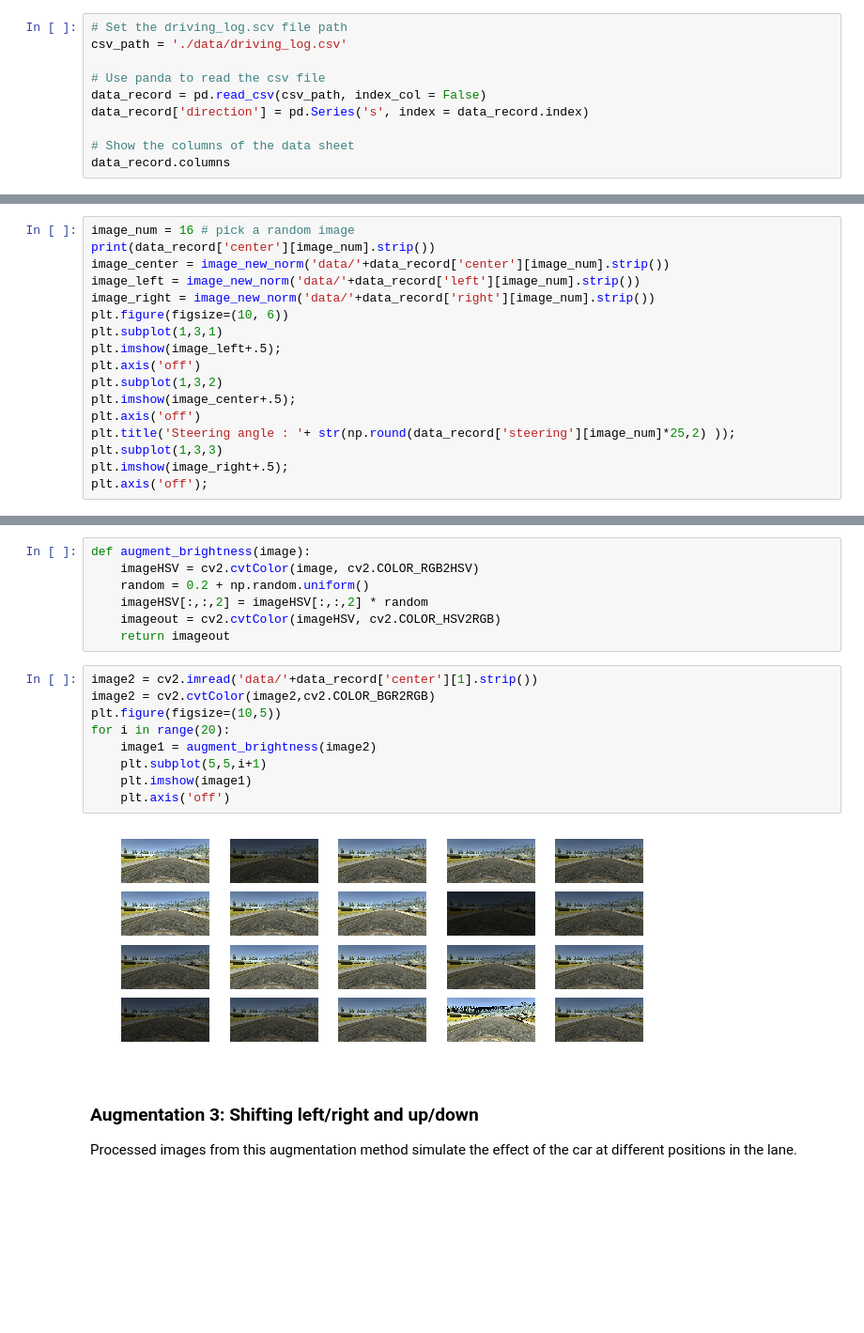
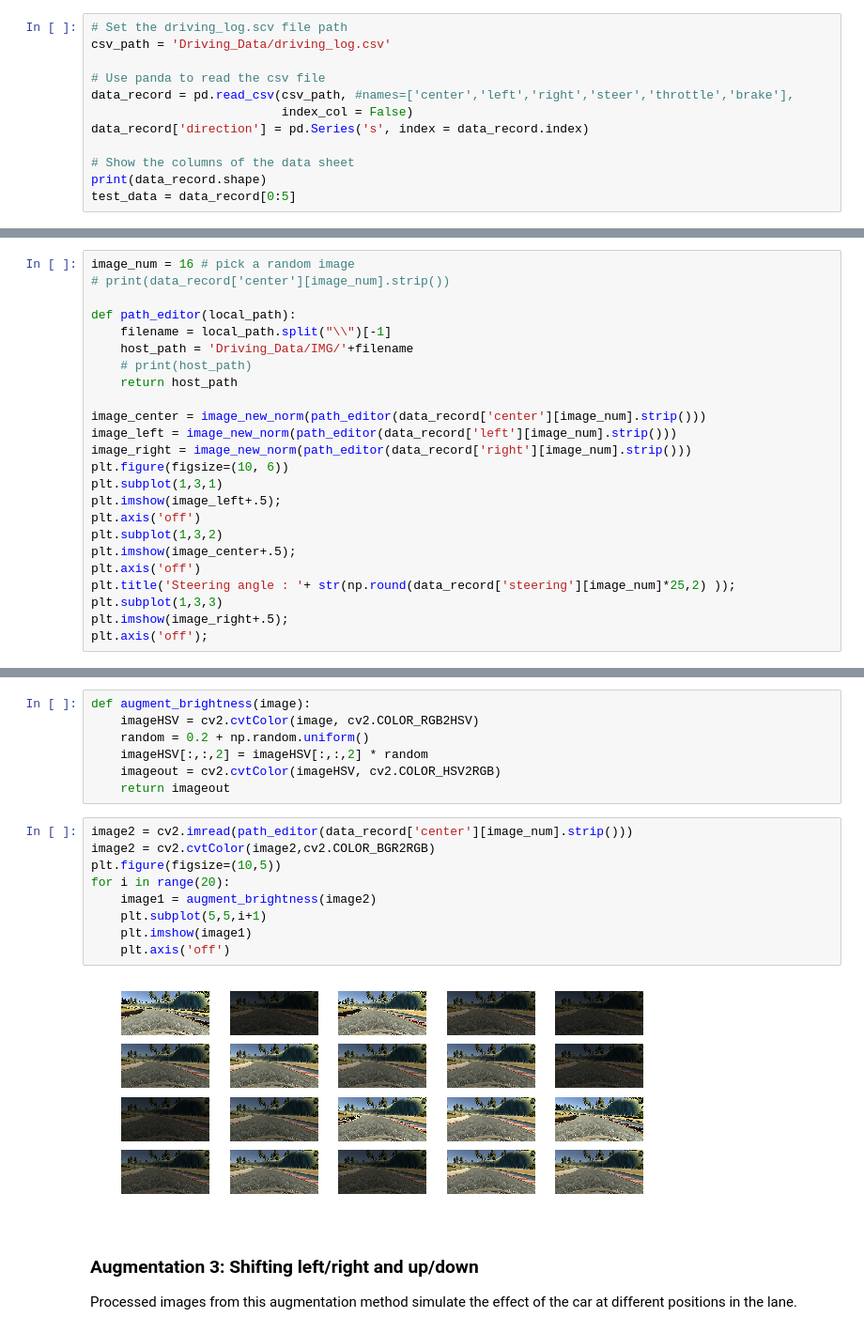
Before and after one commit to OwenHua666/CarND-Behavioral-Cloning-P3, a Jupyter notebook: BehaviorClone_model.ipynb, the cells around one changed output, grey strips where cells are left out. Shown at 94% size. Drawn from its saved outputs; the diff is of its cells as text; blank space fills up the shorter version.

```diff
--- a/BehaviorClone_model.ipynb
+++ b/BehaviorClone_model.ipynb
@@ -19,12 +21,14 @@ Pacakage imported
 ### Load Driving_log data
 # %%
 # Set the driving_log.scv file path
-csv_path = './data/driving_log.csv'
+csv_path = 'Driving_Data/driving_log.csv'
 
 # Use panda to read the csv file
-data_record = pd.read_csv(csv_path, index_col = False)
+data_record = pd.read_csv(csv_path, #names=['center','left','right','steer','throttle','brake'],
+                          index_col = False)
 data_record['direction'] = pd.Series('s', index = data_record.index)
 
 # Show the columns of the data sheet
-data_record.columns
+print(data_record.shape)
+test_data = data_record[0:5]
 # %% [output]
@@ -75,10 +78,17 @@ def image_new_norm(path):
 ### Image Augmentation 1: Including Left and Right images
 # %%
 image_num = 16 # pick a random image
-print(data_record['center'][image_num].strip())
-image_center = image_new_norm('data/'+data_record['center'][image_num].strip())
-image_left = image_new_norm('data/'+data_record['left'][image_num].strip())
-image_right = image_new_norm('data/'+data_record['right'][image_num].strip())
+# print(data_record['center'][image_num].strip())
+
+def path_editor(local_path):
+    filename = local_path.split("\\")[-1]
+    host_path = 'Driving_Data/IMG/'+filename
+    # print(host_path)
+    return host_path
+
+image_center = image_new_norm(path_editor(data_record['center'][image_num].strip()))
+image_left = image_new_norm(path_editor(data_record['left'][image_num].strip()))
+image_right = image_new_norm(path_editor(data_record['right'][image_num].strip()))
 plt.figure(figsize=(10, 6))
 plt.subplot(1,3,1)
 plt.imshow(image_left+.5);
@@ -107,16 +116,16 @@ def augment_brightness(image):
     imageout = cv2.cvtColor(imageHSV, cv2.COLOR_HSV2RGB)
     return imageout
 # %%
-image2 = cv2.imread('data/'+data_record['center'][1].strip())
+image2 = cv2.imread(path_editor(data_record['center'][image_num].strip()))
 image2 = cv2.cvtColor(image2,cv2.COLOR_BGR2RGB)
 plt.figure(figsize=(10,5))
 for i in range(20):
     image1 = augment_brightness(image2)
     plt.subplot(5,5,i+1)
     plt.imshow(image1)
     plt.axis('off')
 # %% [output]
-[figure, old version]
+[figure, new version]
 # %% [markdown]
 ### Augmentation 3: Shifting left/right and up/down
 Processed images from this augmentation method simulate the effect of the car at different positions in the lane.
```
Also changed, not shown: parts of 13 cells of this notebook, 1 other file.
